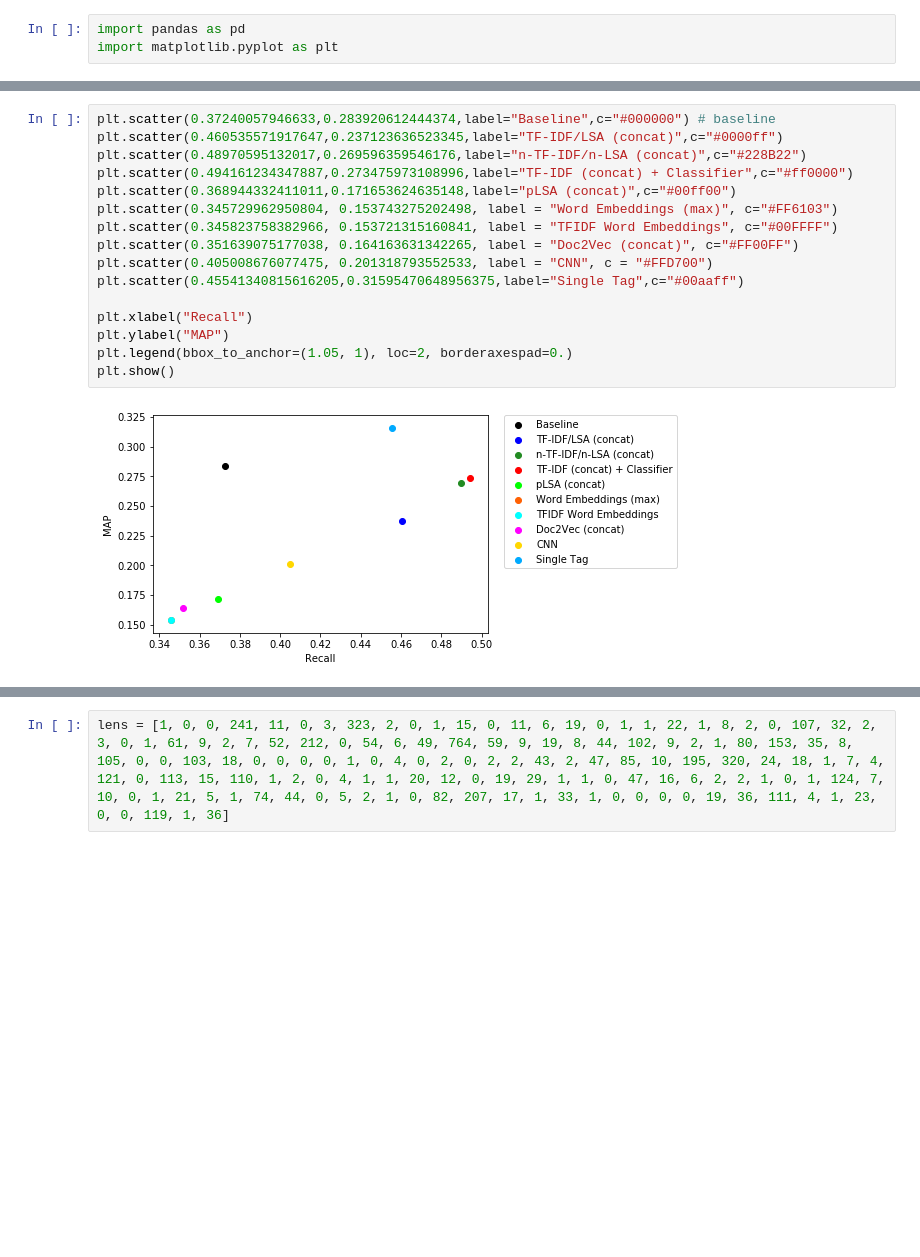
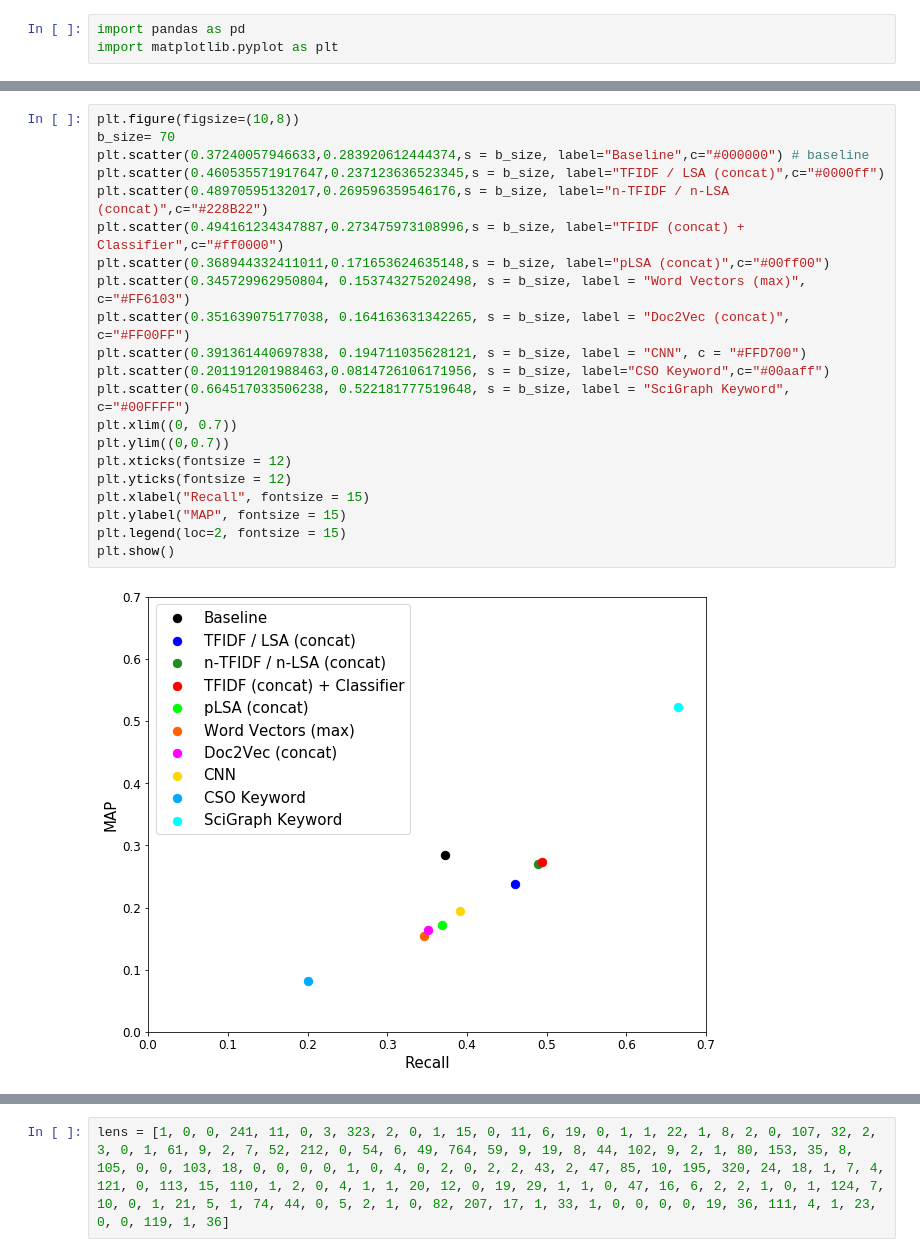
Before and after one commit to philippnaeser/recommender-system, a Jupyter notebook: notebooks/Evaluation Plots.ipynb, the cells around one changed output, grey strips where cells are left out. Saved outputs shown, nothing was run; the diff lists cells and outputs as text; blank space fills up the shorter version.

```diff
--- a/notebooks/Evaluation Plots.ipynb
+++ b/notebooks/Evaluation Plots.ipynb
@@ -21,18 +25,23 @@ plt.show()
 # %%
-plt.scatter(0.37240057946633,0.283920612444374,label="Baseline",c="#000000") # baseline
-plt.scatter(0.460535571917647,0.237123636523345,label="TF-IDF/LSA (concat)",c="#0000ff")
-plt.scatter(0.48970595132017,0.269596359546176,label="n-TF-IDF/n-LSA (concat)",c="#228B22")
-plt.scatter(0.494161234347887,0.273475973108996,label="TF-IDF (concat) + Classifier",c="#ff0000")
-plt.scatter(0.368944332411011,0.171653624635148,label="pLSA (concat)",c="#00ff00")
-plt.scatter(0.345729962950804, 0.153743275202498, label = "Word Embeddings (max)", c="#FF6103")
-plt.scatter(0.345823758382966, 0.153721315160841, label = "TFIDF Word Embeddings", c="#00FFFF")
-plt.scatter(0.351639075177038, 0.164163631342265, label = "Doc2Vec (concat)", c="#FF00FF")
-plt.scatter(0.405008676077475, 0.201318793552533, label = "CNN", c = "#FFD700")
-plt.scatter(0.45541340815616205,0.31595470648956375,label="Single Tag",c="#00aaff")
-
-plt.xlabel("Recall")
-plt.ylabel("MAP")
-plt.legend(bbox_to_anchor=(1.05, 1), loc=2, borderaxespad=0.)
+plt.figure(figsize=(10,8))
+b_size= 70
+plt.scatter(0.37240057946633,0.283920612444374,s = b_size, label="Baseline",c="#000000") # baseline
+plt.scatter(0.460535571917647,0.237123636523345,s = b_size, label="TFIDF / LSA (concat)",c="#0000ff")
+plt.scatter(0.48970595132017,0.269596359546176,s = b_size, label="n-TFIDF / n-LSA (concat)",c="#228B22")
+plt.scatter(0.494161234347887,0.273475973108996,s = b_size, label="TFIDF (concat) + Classifier",c="#ff0000")
+plt.scatter(0.368944332411011,0.171653624635148,s = b_size, label="pLSA (concat)",c="#00ff00")
+plt.scatter(0.345729962950804, 0.153743275202498, s = b_size, label = "Word Vectors (max)", c="#FF6103")
+plt.scatter(0.351639075177038, 0.164163631342265, s = b_size, label = "Doc2Vec (concat)", c="#FF00FF")
+plt.scatter(0.391361440697838, 0.194711035628121, s = b_size, label = "CNN", c = "#FFD700")
+plt.scatter(0.201191201988463,0.0814726106171956, s = b_size, label="CSO Keyword",c="#00aaff")
+plt.scatter(0.664517033506238, 0.522181777519648, s = b_size, label = "SciGraph Keyword", c="#00FFFF")
+plt.xlim((0, 0.7))
+plt.ylim((0,0.7))
+plt.xticks(fontsize = 12)
+plt.yticks(fontsize = 12)
+plt.xlabel("Recall", fontsize = 15)
+plt.ylabel("MAP", fontsize = 15)
+plt.legend(loc=2, fontsize = 15)
 plt.show()
 # %% [output]
-[figure, old version]
+[figure, new version]
```
Also changed, not shown: parts of 2 cells of this notebook, 1 other file.
